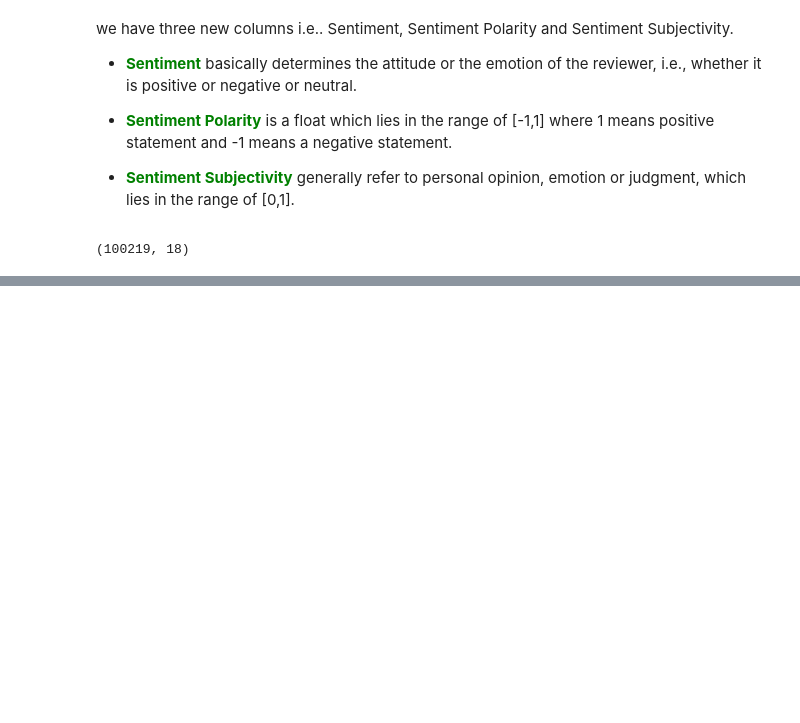
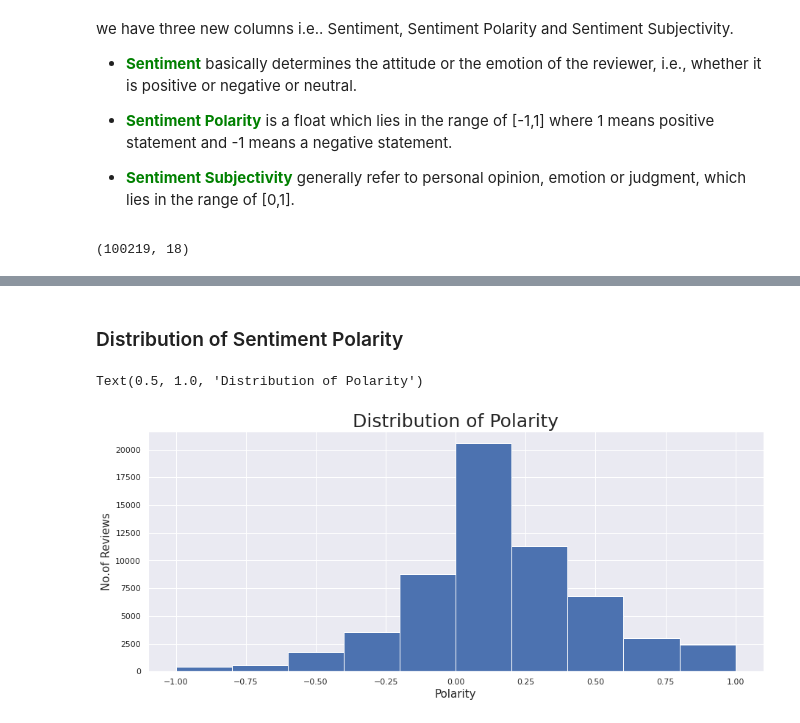
Before and after one commit to victorious07/Play-Store-App-Review-Analysis, a Jupyter notebook: Play_Store_App_Review_Analysis_Capstone_Project.ipynb, the cells around one changed output, grey strips where cells are left out. Drawn from its saved outputs; the diff is of its cells as text; code cells hidden in the pictures; blank space fills up the shorter version.

```diff
--- a/Play_Store_App_Review_Analysis_Capstone_Project.ipynb
+++ b/Play_Store_App_Review_Analysis_Capstone_Project.ipynb
@@ -1020,0 +1079,11 @@ app_review_df.shape
+# %% [markdown]
+### Distribution of Sentiment Polarity
+# %%
+#visualization
+plt.hist(app_review_df.loc[~app_review_df['Sentiment_Polarity'].isnull(), 'Sentiment_Polarity'])
+plt.xlabel('Polarity',fontsize=15)
+plt.ylabel('No.of Reviews',fontsize=15)
+plt.title('Distribution of Polarity',size = 25)
+# %% [output]
+Text(0.5, 1.0, 'Distribution of Polarity')
+[figure, added]
```
Also changed, not shown: parts of 12 cells of this notebook.
